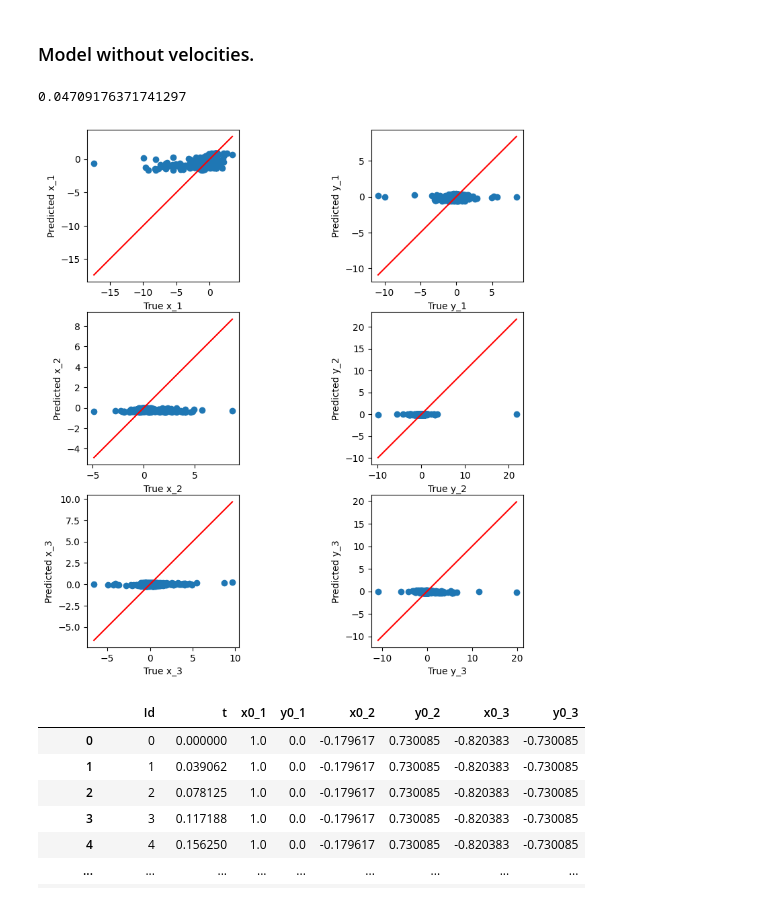
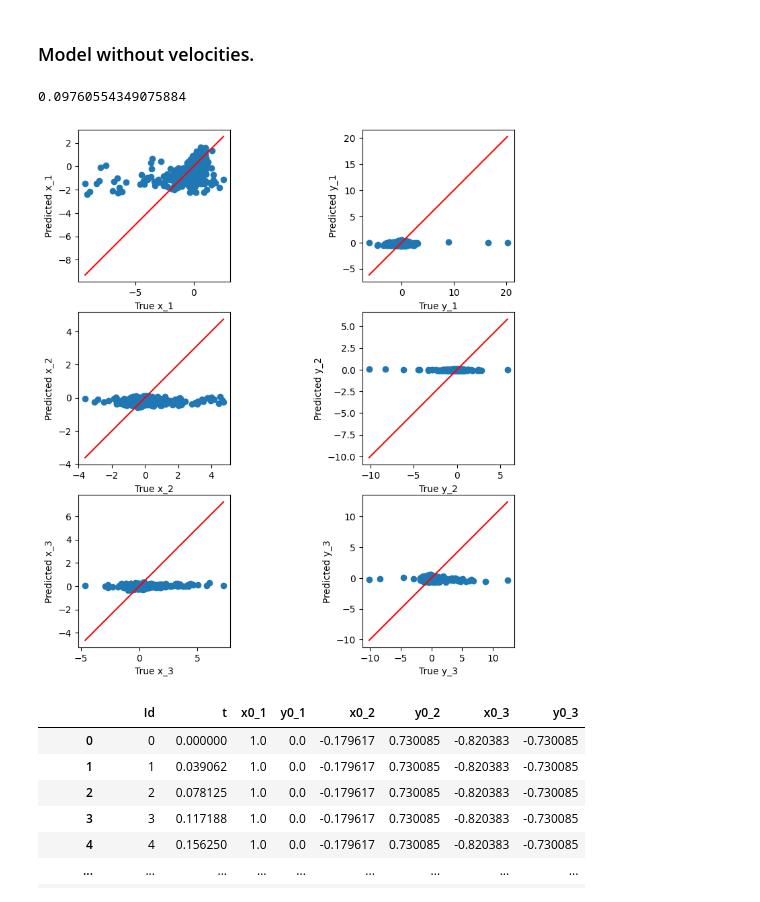
Before and after one commit to filipecolladavid/ThreeBodyProblemML, a Jupyter notebook: filipe/data_analysis.ipynb, the cells around one changed output. Drawn from its saved outputs; the diff is of its cells as text; code cells hidden in the pictures.

```diff
--- a/filipe/data_analysis.ipynb
+++ b/filipe/data_analysis.ipynb
@@ -313,7 +313,7 @@ def custom_train_test_split(X, y, test_size=0.2, columns_to_drop=[]):
     y_train = y[y['trajectory_id'].isin(train_ids)]
     y_test = y[y['trajectory_id'].isin(test_ids)]
 
-    X_columns_drop = ['trajectory_id', 't', 'Id'] + columns_to_drop
+    X_columns_drop = ['trajectory_id', 'Id'] + columns_to_drop
     Y_columns_drop = ['trajectory_id', 'Id'] + columns_to_drop
 
     # Drop the specified columns from X and y
@@ -352,25 +352,32 @@ plot_y_yhat(y_test.values, y_pred, plot_title="LinearRegression_Predictions")
 # %%
 # Split the data
 X_train, X_test, y_train, y_test = custom_train_test_split(X_raw, Y_raw, test_size=0.2, columns_to_drop=["v_x_1", "v_y_1", "v_x_2", "v_y_2", "v_x_3", "v_y_3"])
 
 # Scale the features
 scaler = StandardScaler()
-X_train = scaler.fit_transform(X_train)
-X_test = scaler.transform(X_test)
+# Align columns between train and test sets
+missing_cols = set(X_train.columns) - set(X_test.columns)
+
+# Add missing columns to the test set, fill with 0 or the mean of the training set as needed
+for col in missing_cols:
+    X_test[col] = 0  # Or another appropriate value
+
+# Ensure columns are in the same order
+X_test = X_test[X_train.columns]
 
 # Train the model
 model_no_vel = LinearRegression()
 model_no_vel.fit(X_train, y_train)
 
 print(model_no_vel.score(X_test, y_test))
 
 # Predict on the test set
 y_pred_no_vel = model_no_vel.predict(X_test)
 
 plot_y_yhat(y_test.values, y_pred, plot_title="LinearRegression_Predictions")
 # %% [output]
-0.04709176371741297
+0.09760554349075884
-[figure, old version]
+[figure, new version]
 # %%
 df_real = pd.read_csv("../data/mlNOVA/mlNOVA/X_test.csv")
 df_real
```
Also changed, not shown: parts of 3 cells of this notebook, 6 other files.
